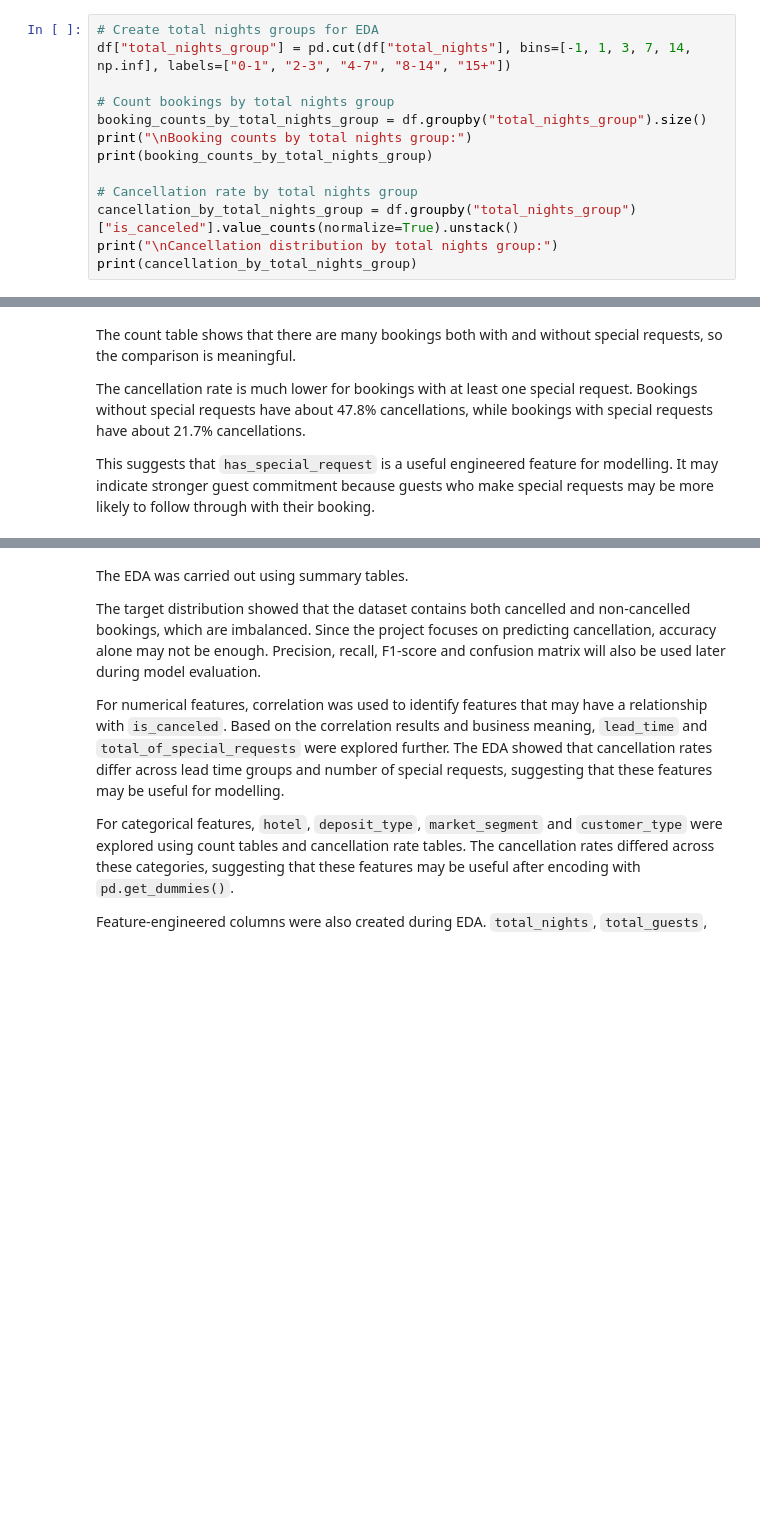
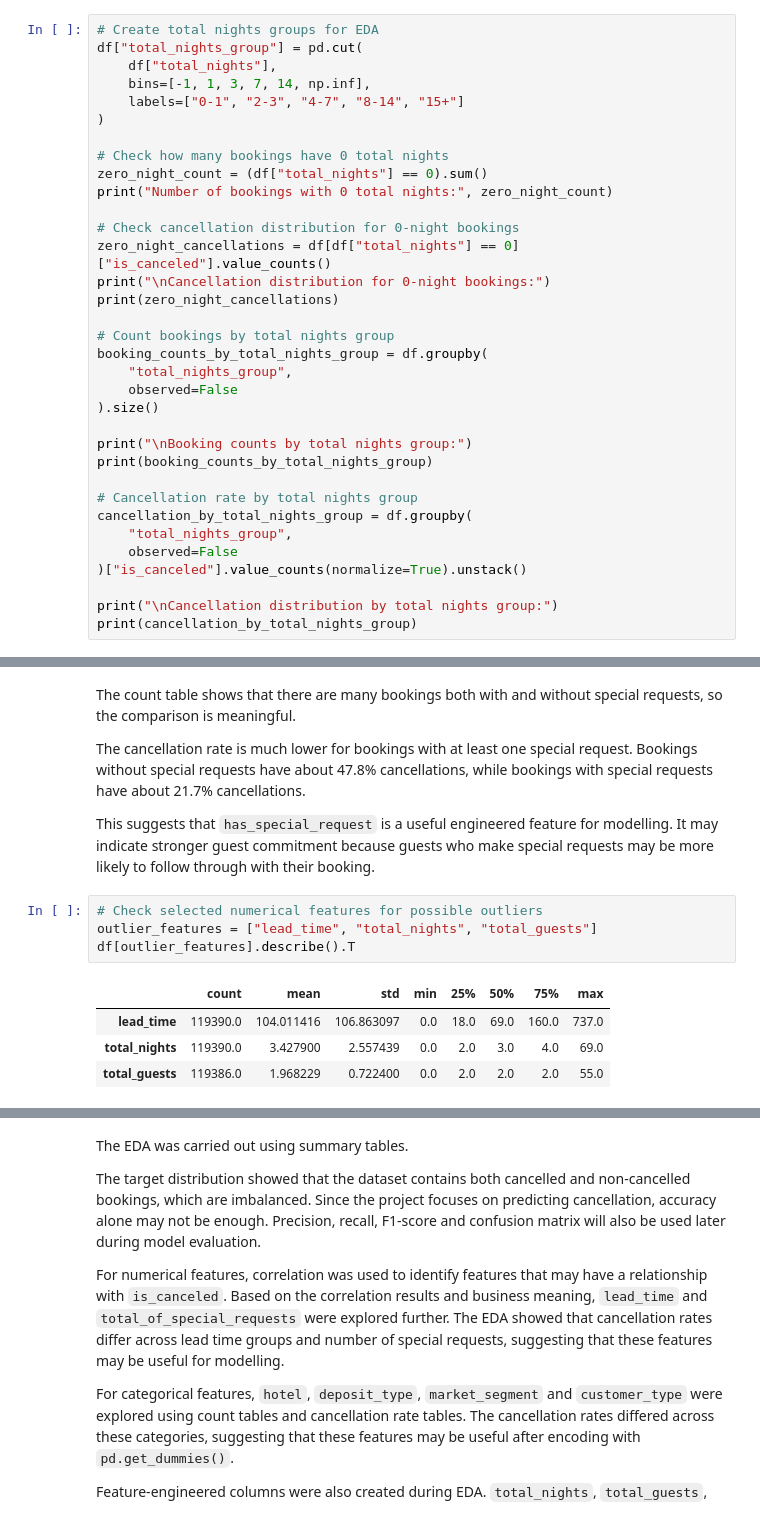
Before and after one commit to grishmmirpuri-art/staysure-ai-hotel-cancellation, a Jupyter notebook: notebooks/staysure_model_development.ipynb, the cells around one changed output, grey strips where cells are left out. Cells and saved outputs as stored; diff of their text form; blank space fills up the shorter version.

Commit message:
Add outlier check and save final model locally

```diff
--- a/notebooks/staysure_model_development.ipynb
+++ b/notebooks/staysure_model_development.ipynb
@@ -475,15 +483,36 @@ The engineered features were created to make the booking information easier to u
 `has_special_request` simplifies the number of special requests into a yes/no feature. This helps check whether guests who make at least one special request have different cancellation behaviour.
 # %%
 # Create total nights groups for EDA
-df["total_nights_group"] = pd.cut(df["total_nights"], bins=[-1, 1, 3, 7, 14, np.inf], labels=["0-1", "2-3", "4-7", "8-14", "15+"])
+df["total_nights_group"] = pd.cut(
+    df["total_nights"],
+    bins=[-1, 1, 3, 7, 14, np.inf],
+    labels=["0-1", "2-3", "4-7", "8-14", "15+"]
+)
+
+# Check how many bookings have 0 total nights
+zero_night_count = (df["total_nights"] == 0).sum()
+print("Number of bookings with 0 total nights:", zero_night_count)
+
+# Check cancellation distribution for 0-night bookings
+zero_night_cancellations = df[df["total_nights"] == 0]["is_canceled"].value_counts()
+print("\nCancellation distribution for 0-night bookings:")
+print(zero_night_cancellations)
 
 # Count bookings by total nights group
-booking_counts_by_total_nights_group = df.groupby("total_nights_group").size()
+booking_counts_by_total_nights_group = df.groupby(
+    "total_nights_group",
+    observed=False
+).size()
+
 print("\nBooking counts by total nights group:")
 print(booking_counts_by_total_nights_group)
 
 # Cancellation rate by total nights group
-cancellation_by_total_nights_group = df.groupby("total_nights_group")["is_canceled"].value_counts(normalize=True).unstack()
+cancellation_by_total_nights_group = df.groupby(
+    "total_nights_group",
+    observed=False
+)["is_canceled"].value_counts(normalize=True).unstack()
+
 print("\nCancellation distribution by total nights group:")
 print(cancellation_by_total_nights_group)
 # %% [output]
@@ -597,3 +630,12 @@ The count table shows that there are many bookings both with and without special
 The cancellation rate is much lower for bookings with at least one special request. Bookings without special requests have about 47.8% cancellations, while bookings with special requests have about 21.7% cancellations.
 
 This suggests that `has_special_request` is a useful engineered feature for modelling. It may indicate stronger guest commitment because guests who make special requests may be more likely to follow through with their booking.
+# %%
+# Check selected numerical features for possible outliers
+outlier_features = ["lead_time", "total_nights", "total_guests"]
+df[outlier_features].describe().T
+# %% [output]
+|  | count | mean | std | min | 25% | 50% | 75% | max |
+| lead_time | 119390.0 | 104.011416 | 106.863097 | 0.0 | 18.0 | 69.0 | 160.0 | 737.0 |
+| total_nights | 119390.0 | 3.427900 | 2.557439 | 0.0 | 2.0 | 3.0 | 4.0 | 69.0 |
+| total_guests | 119386.0 | 1.968229 | 0.722400 | 0.0 | 2.0 | 2.0 | 2.0 | 55.0 |
```
Also changed, not shown: parts of 37 cells of this notebook, 2 other files.
